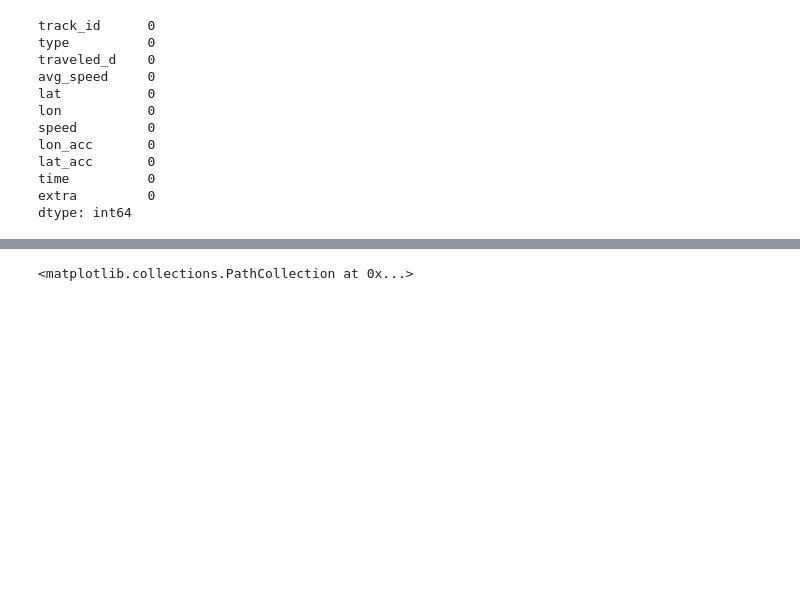
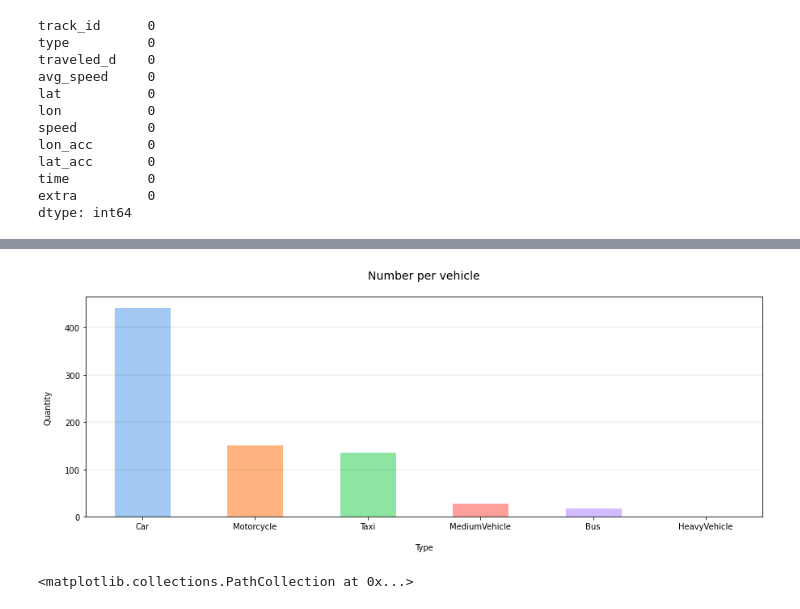
Before and after one commit to gperaza/traffic-data-analysis, a Jupyter notebook: pNEUMA/Estancia.ipynb, the cells around one changed output, grey strips where cells are left out. Drawn from its saved outputs; the diff is of its cells as text; code cells hidden in the pictures; blank space fills up the shorter version.

```diff
--- a/pNEUMA/Estancia.ipynb
+++ b/pNEUMA/Estancia.ipynb
@@ -140,0 +157,10 @@ dtype: object
+# %%
+# Changing the data type of the columns
+neuma['traveled_d'] = neuma['traveled_d'].astype(float)
+neuma['avg_speed'] = neuma['avg_speed'].astype(float)
+neuma['lat'] = neuma['lat'].astype(float)
+neuma['lon'] = neuma['lon'].astype(float)
+neuma['speed'] = neuma['speed'].astype(float)
+neuma['lon_acc'] = neuma['lon_acc'].astype(float)
+neuma['lat_acc'] = neuma['lat_acc'].astype(float)
+neuma['time'] = neuma['time'].astype(float)
@@ -140,0 +200,13 @@ dtype: object
+# %%
+# The number of vehicles per category
+fig, ax = plt.subplots(figsize=(15, 5))
+ax = neuma.type.value_counts().nlargest(10).plot(kind='bar', color=sns.color_palette('pastel',10), edgecolor='white')
+plt.title("Number per vehicle\n", size=14)
+plt.xlabel("\nType")
+plt.xticks(rotation=0)
+plt.ylabel("Quantity\n");
+
+ax.grid(axis='y', linestyle='-', linewidth=.1, color='black')
+plt.show()
+# %% [output]
+[figure, added]
```
Also changed, not shown: parts of 11 cells of this notebook.
